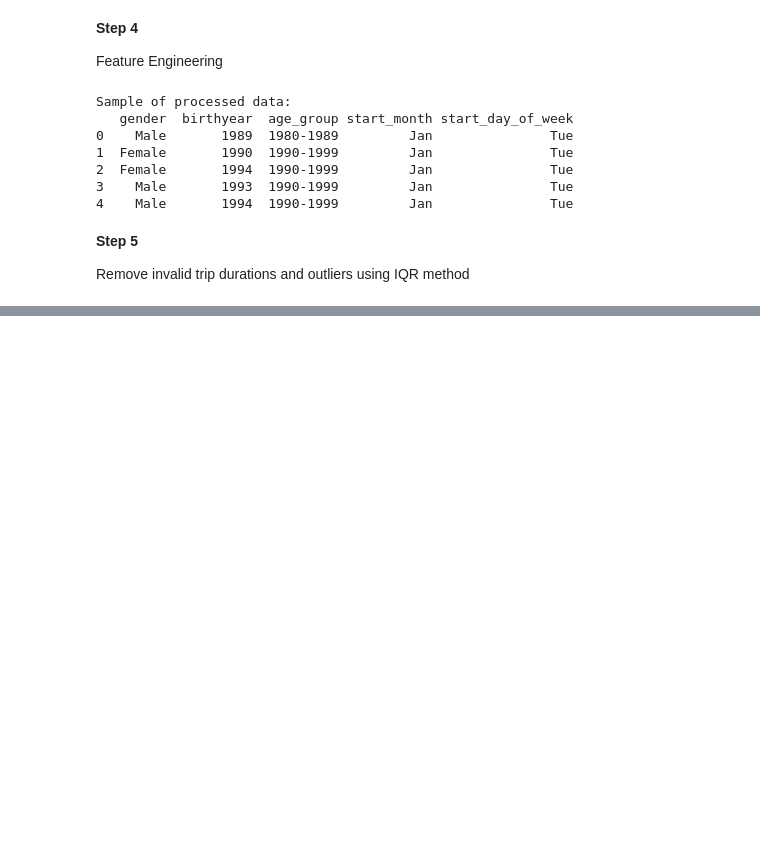
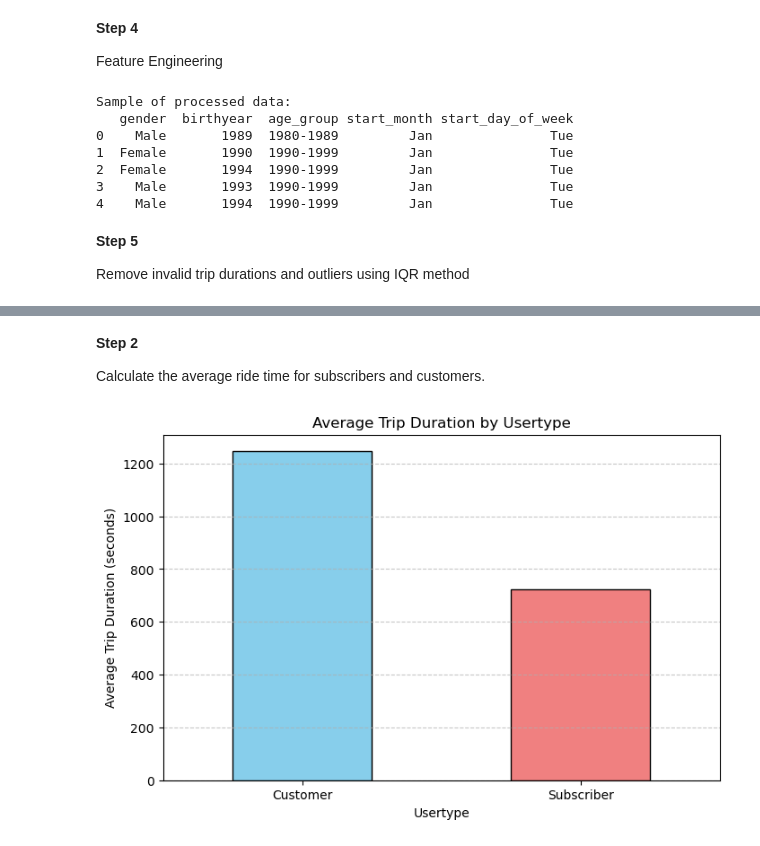
Before and after one commit to EdwardXieee/IS5126-FinalProject, a Jupyter notebook: Data Preprocessing.ipynb, the cells around one changed output, grey strips where cells are left out. Saved outputs shown, nothing was run; the diff lists cells and outputs as text; code cells hidden in the pictures; blank space fills up the shorter version.

```diff
--- a/Data Preprocessing.ipynb
+++ b/Data Preprocessing.ipynb
@@ -222,0 +247,17 @@ max         2198.00
+# %% [markdown]
+**Step 2**
+
+Calculate the average ride time for subscribers and customers.
+# %%
+avg_trip_duration = df.groupby('usertype')['tripduration'].mean()
+
+plt.figure(figsize=(8, 5))
+avg_trip_duration.plot(kind='bar', color=['skyblue', 'lightcoral'], edgecolor='black')
+plt.title('Average Trip Duration by Usertype')
+plt.xlabel('Usertype')
+plt.ylabel('Average Trip Duration (seconds)')
+plt.xticks(rotation=0)  # 使x轴标签水平显示
+plt.grid(axis='y', linestyle='--', alpha=0.7)
+plt.show()
+# %% [output]
+[figure, added]
```
Also changed, not shown: parts of 22 cells of this notebook.
